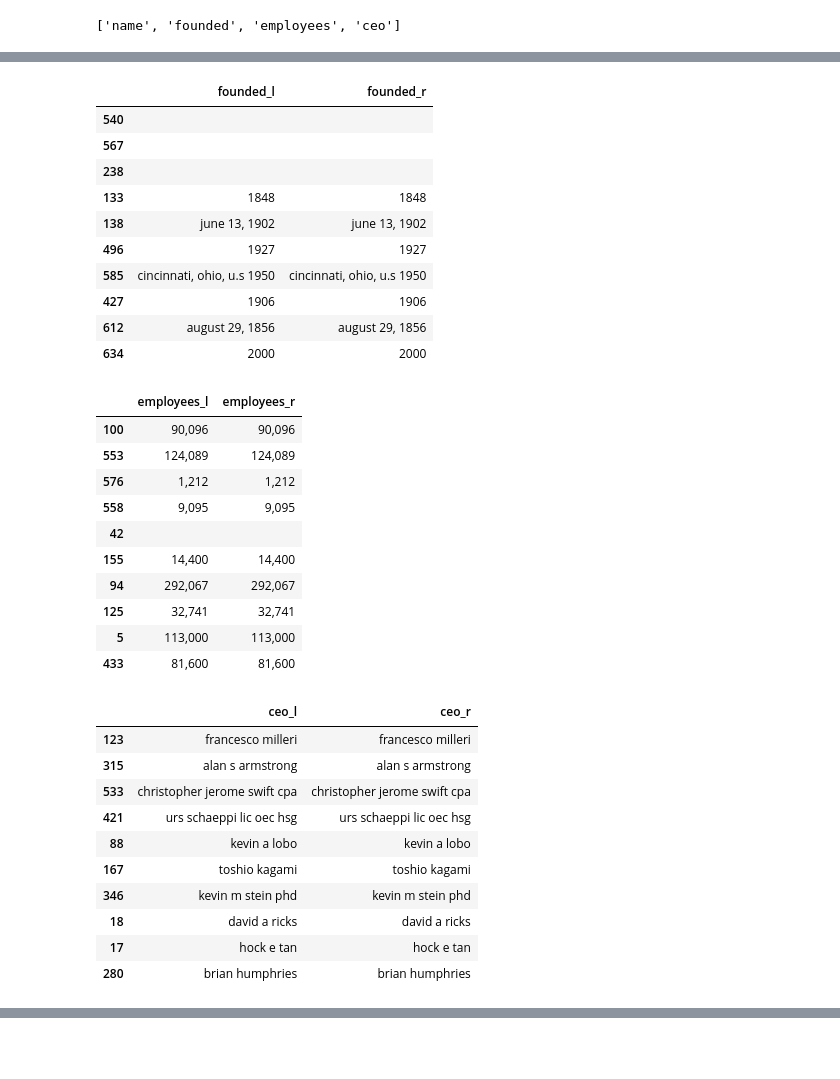
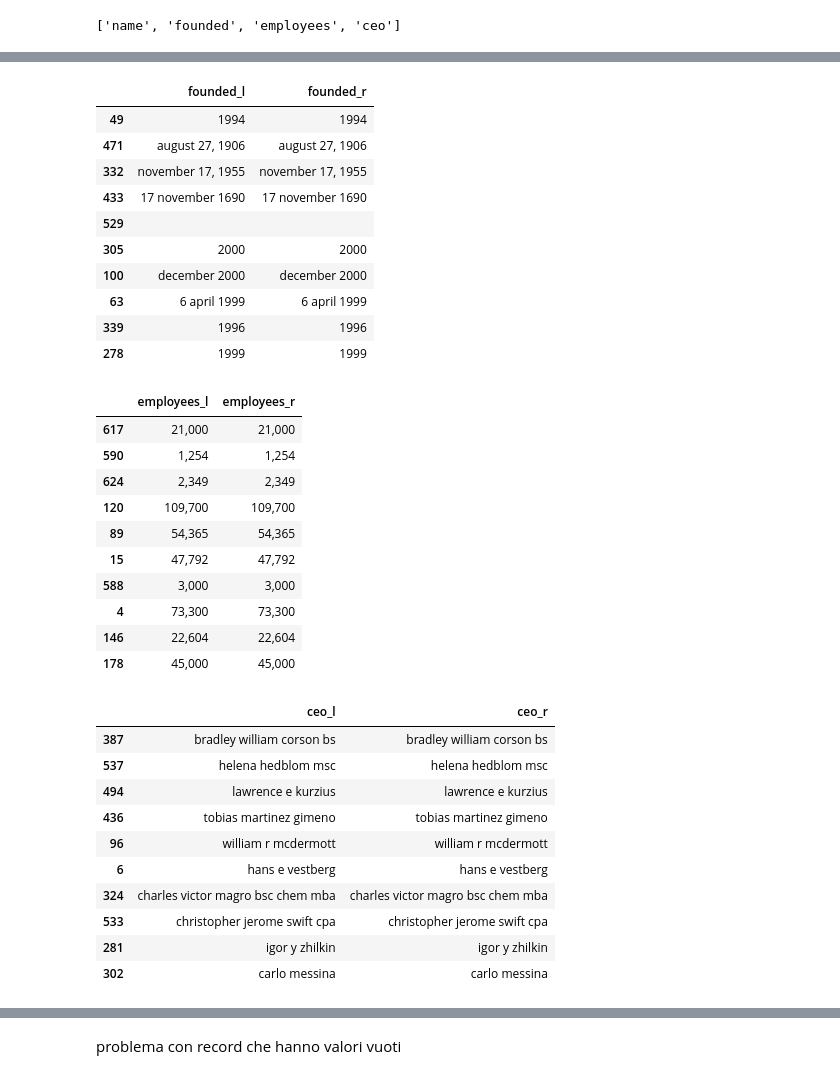
Before and after one commit to Felp4to/EntityResolutionDeDupe, a Jupyter notebook: RecordLinkageDefinitivo.ipynb, the cells around one changed output, grey strips where cells are left out. Saved outputs shown, nothing was run; the diff lists cells and outputs as text; code cells hidden in the pictures; blank space fills up the shorter version.

```diff
--- a/RecordLinkageDefinitivo.ipynb
+++ b/RecordLinkageDefinitivo.ipynb
@@ -21,14 +21,14 @@ def get_features(df_l, df_r):
 
     # Comparison step
     compare_cl = recordlinkage.Compare()
-    compare_cl.string("name", "name", method="levenshtein", threshold=THRESHOLD, label="name")
+    compare_cl.string("name", "name", method="levenshtein", threshold=0.95, label="name")
 
     if 'ceo' in columns_l and 'ceo' in columns_r:
-        compare_cl.string("ceo", "ceo", method="levenshtein", threshold=THRESHOLD, label="ceo")
+        compare_cl.string("ceo", "ceo", method="levenshtein", threshold=0.85, label="ceo")
         feature_value = 1
 
     if 'country' in columns_l and 'country' in columns_r:
-        compare_cl.string("country", "country", method="levenshtein", threshold=THRESHOLD, label="country")
+        compare_cl.string("country", "country", method="levenshtein", threshold=0.85, label="country")
         feature_value = 1
 
     # compare_cl.exact("country", "country", label="country")
@@ -174,7 +210,7 @@ for col in duplicates:
     candidates = joined_df[[col + '_l', col + '_r']].sample(20)
     candidate_labels = candidates.columns.values.tolist()
     display(candidates.sample(10))
-    time.sleep(2)
+    time.sleep(1)
     idx_drop = int(input("Inserisci l'indice (0 o 1) della colonna che vuoi scartare nel dataset finale: "))
     joined_df.drop(candidate_labels[idx_drop], axis=1, inplace=True)
 # %% [output]
@@ -192,36 +228,36 @@ for col in duplicates:
 |  | founded_l | founded_r |
-| 540 |  |  |
-| 567 |  |  |
-| 238 |  |  |
-| 133 | 1848 | 1848 |
-| 138 | june 13, 1902 | june 13, 1902 |
-| 496 | 1927 | 1927 |
-| 585 | cincinnati, ohio, u.s 1950 | cincinnati, ohio, u.s 1950 |
-| 427 | 1906 | 1906 |
-| 612 | august 29, 1856 | august 29, 1856 |
-| 634 | 2000 | 2000 |
+| 49 | 1994 | 1994 |
+| 471 | august 27, 1906 | august 27, 1906 |
+| 332 | november 17, 1955 | november 17, 1955 |
+| 433 | 17 november 1690 | 17 november 1690 |
+| 529 |  |  |
+| 305 | 2000 | 2000 |
+| 100 | december 2000 | december 2000 |
+| 63 | 6 april 1999 | 6 april 1999 |
+| 339 | 1996 | 1996 |
+| 278 | 1999 | 1999 |
 |  | employees_l | employees_r |
-| 100 | 90,096 | 90,096 |
-| 553 | 124,089 | 124,089 |
-| 576 | 1,212 | 1,212 |
-| 558 | 9,095 | 9,095 |
-| 42 |  |  |
-| 155 | 14,400 | 14,400 |
-| 94 | 292,067 | 292,067 |
-| 125 | 32,741 | 32,741 |
-| 5 | 113,000 | 113,000 |
-| 433 | 81,600 | 81,600 |
+| 617 | 21,000 | 21,000 |
+| 590 | 1,254 | 1,254 |
+| 624 | 2,349 | 2,349 |
+| 120 | 109,700 | 109,700 |
+| 89 | 54,365 | 54,365 |
+| 15 | 47,792 | 47,792 |
+| 588 | 3,000 | 3,000 |
+| 4 | 73,300 | 73,300 |
+| 146 | 22,604 | 22,604 |
+| 178 | 45,000 | 45,000 |
 |  | ceo_l | ceo_r |
-| 123 | francesco milleri | francesco milleri |
-| 315 | alan s armstrong | alan s armstrong |
+| 387 | bradley william corson bs | bradley william corson bs |
+| 537 | helena hedblom msc | helena hedblom msc |
+| 494 | lawrence e kurzius | lawrence e kurzius |
+| 436 | tobias martinez gimeno | tobias martinez gimeno |
+| 96 | william r mcdermott | william r mcdermott |
+| 6 | hans e vestberg | hans e vestberg |
+| 324 | charles victor magro bsc chem mba | charles victor magro bsc chem mba |
 | 533 | christopher jerome swift cpa | christopher jerome swift cpa |
-| 421 | urs schaeppi lic oec hsg | urs schaeppi lic oec hsg |
-| 88 | kevin a lobo | kevin a lobo |
-| 167 | toshio kagami | toshio kagami |
-| 346 | kevin m stein phd | kevin m stein phd |
-| 18 | david a ricks | david a ricks |
-| 17 | hock e tan | hock e tan |
-| 280 | brian humphries | brian humphries |
+| 281 | igor y zhilkin | igor y zhilkin |
+| 302 | carlo messina | carlo messina |
 # %%
 joined_df.columns = [col[:-2] for col in joined_df.columns.values.tolist()]
 joined_df
@@ -239,3 +275,5 @@ joined_df
 | 650 | tokyo | japan | 2.629 trillion | japan, realestate, realestatedive... |  | 23,992 | masanobu komoda | mitsui fudosan co ltd |
 | 651 | lowell | ar | 21480000000 | unitedstates, industrials, integr... | august 10, 1961 | 33,045 | john n roberts iii | jb hunt transport services inc |
 652 rows × 8 columns
+# %% [markdown]
+problema con record che hanno valori vuoti
```
Also changed, not shown: parts of 11 cells of this notebook, 33 other files.
